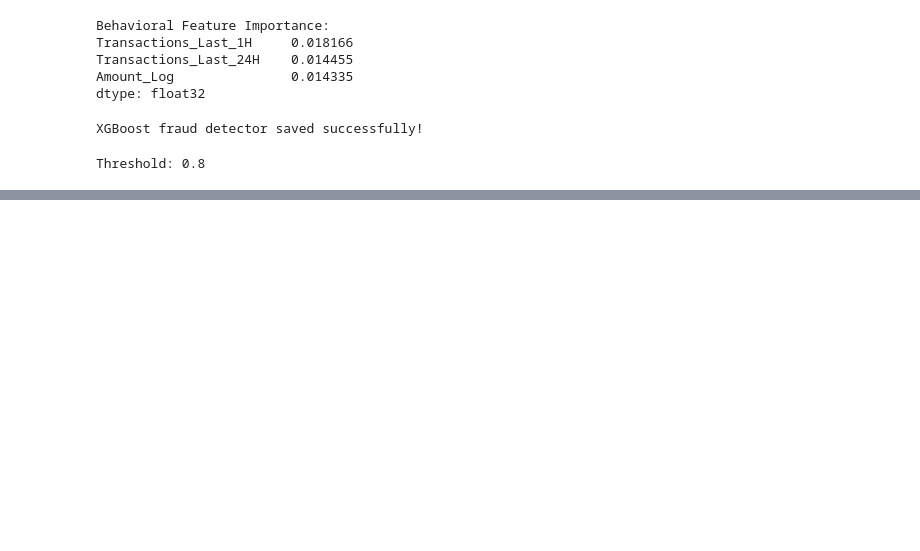
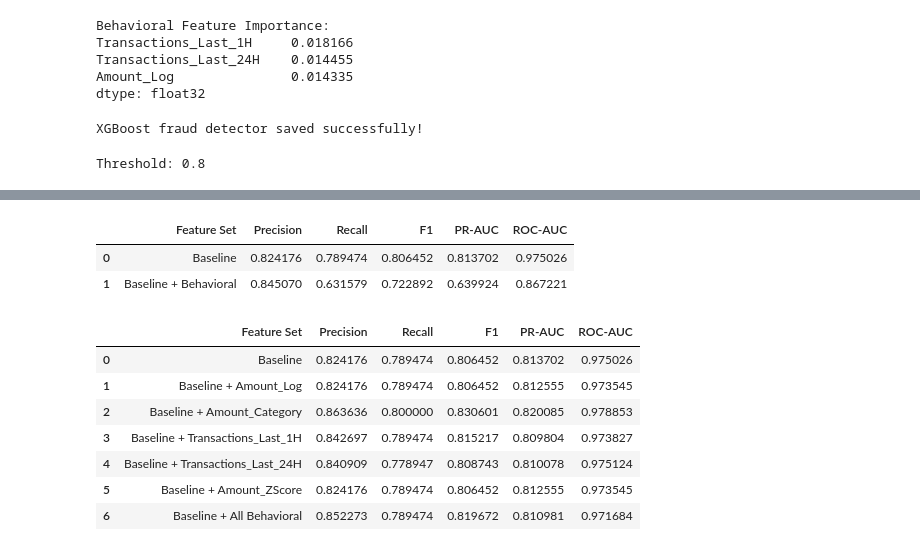
Before and after one commit to to-bits/BehaviorGuard-Customer-Behavioral-Profiling-for-Credit-Card-Fraud-Detection, a Jupyter notebook: BehaviorGuard — Customer Behavioral Profiling for Credit Card Fraud Detection/notebooks/02_baseline_model.ipynb, the cells around one changed output, grey strips where cells are left out. Cells and saved outputs as stored; diff of their text form; code cells hidden in the pictures; blank space fills up the shorter version.

```diff
--- a/BehaviorGuard — Customer Behavioral Profiling for Credit Card Fraud Detection/notebooks/02_baseline_model.ipynb
+++ b/BehaviorGuard — Customer Behavioral Profiling for Credit Card Fraud Detection/notebooks/02_baseline_model.ipynb
@@ -783,0 +814,7 @@ Threshold: 0.8
+# %%
+behavioral_feature_set = baseline_features + behavioral_features
+
+print("Number of features with behavioral features:",
+      len(behavioral_feature_set))
+
+print(behavioral_feature_set)
@@ -783,0 +855,7 @@ Threshold: 0.8
+# %%
+negative_count = (y_train_exp == 0).sum()
+positive_count = (y_train_exp == 1).sum()
+
+scale_pos_weight = negative_count / positive_count
+
+print("Scale Pos Weight:", scale_pos_weight)
@@ -783,0 +1010,52 @@ Threshold: 0.8
+# %%
+comparison_behavioral = pd.DataFrame([
+    {
+        "Feature Set": "Baseline",
+        "Precision": baseline_precision,
+        "Recall": baseline_recall,
+        "F1": baseline_f1,
+        "PR-AUC": baseline_pr_auc,
+        "ROC-AUC": baseline_roc_auc
+    },
+    {
+        "Feature Set": "Baseline + Behavioral",
+        "Precision": behavioral_precision,
+        "Recall": behavioral_recall,
+        "F1": behavioral_f1,
+        "PR-AUC": behavioral_pr_auc,
+        "ROC-AUC": behavioral_roc_auc
+    }
+])
+
+comparison_behavioral
+# %% [output]
+|  | Feature Set | Precision | Recall | F1 | PR-AUC | ROC-AUC |
+| 0 | Baseline | 0.824176 | 0.789474 | 0.806452 | 0.813702 | 0.975026 |
+| 1 | Baseline + Behavioral | 0.845070 | 0.631579 | 0.722892 | 0.639924 | 0.867221 |
+# %%
+from xgboost import XGBClassifier
+from sklearn.metrics import (
+    precision_score,
+    recall_score,
+    f1_score,
+    average_precision_score,
+    roc_auc_score
+)
+
+behavioral_features = [
+    "Amount_Log",
+    "Amount_Category",
+    "Transactions_Last_1H",
+    "Transactions_Last_24H",
+    "Amount_ZScore"
+]
+
+feature_sets = {
+    "Baseline": [],
+    "Baseline + Amount_Log": ["Amount_Log"],
+    "Baseline + Amount_Category": ["Amount_Category"],
+    "Baseline + Transactions_Last_1H": ["Transactions_Last_1H"],
+    "Baseline + Transactions_Last_24H": ["Transactions_Last_24H"],
+    "Baseline + Amount_ZScore": ["Amount_ZScore"],
+    "Baseline + All Behavioral": behavioral_features
+}
@@ -783,0 +1135,13 @@ Threshold: 0.8
+# %%
+ablation_results = pd.DataFrame(results)
+
+ablation_results
+# %% [output]
+|  | Feature Set | Precision | Recall | F1 | PR-AUC | ROC-AUC |
+| 0 | Baseline | 0.824176 | 0.789474 | 0.806452 | 0.813702 | 0.975026 |
+| 1 | Baseline + Amount_Log | 0.824176 | 0.789474 | 0.806452 | 0.812555 | 0.973545 |
+| 2 | Baseline + Amount_Category | 0.863636 | 0.800000 | 0.830601 | 0.820085 | 0.978853 |
+| 3 | Baseline + Transactions_Last_1H | 0.842697 | 0.789474 | 0.815217 | 0.809804 | 0.973827 |
+| 4 | Baseline + Transactions_Last_24H | 0.840909 | 0.778947 | 0.808743 | 0.810078 | 0.975124 |
+| 5 | Baseline + Amount_ZScore | 0.824176 | 0.789474 | 0.806452 | 0.812555 | 0.973545 |
+| 6 | Baseline + All Behavioral | 0.852273 | 0.789474 | 0.819672 | 0.810981 | 0.971684 |
```
Also changed, not shown: parts of 20 cells of this notebook.
